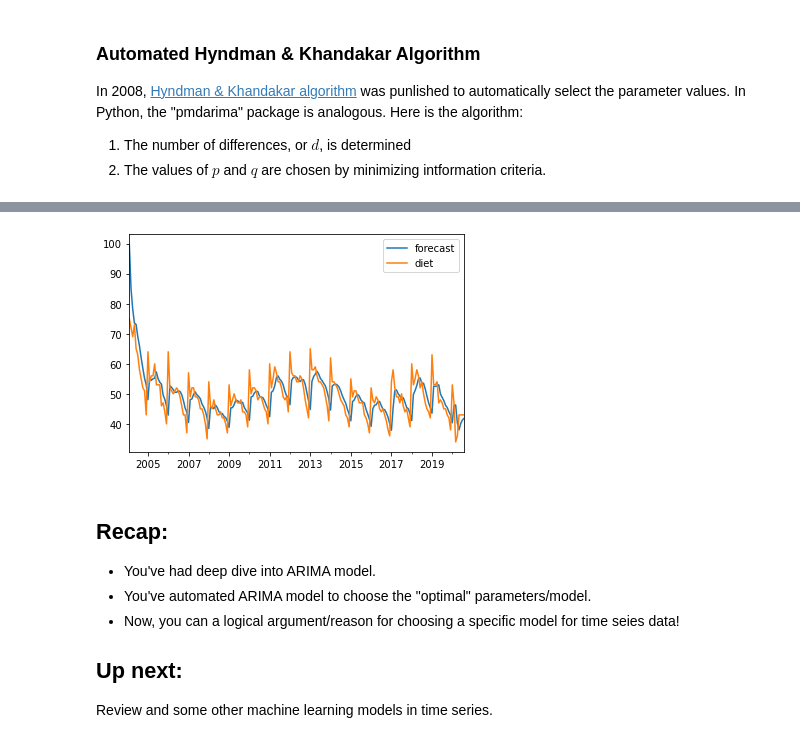
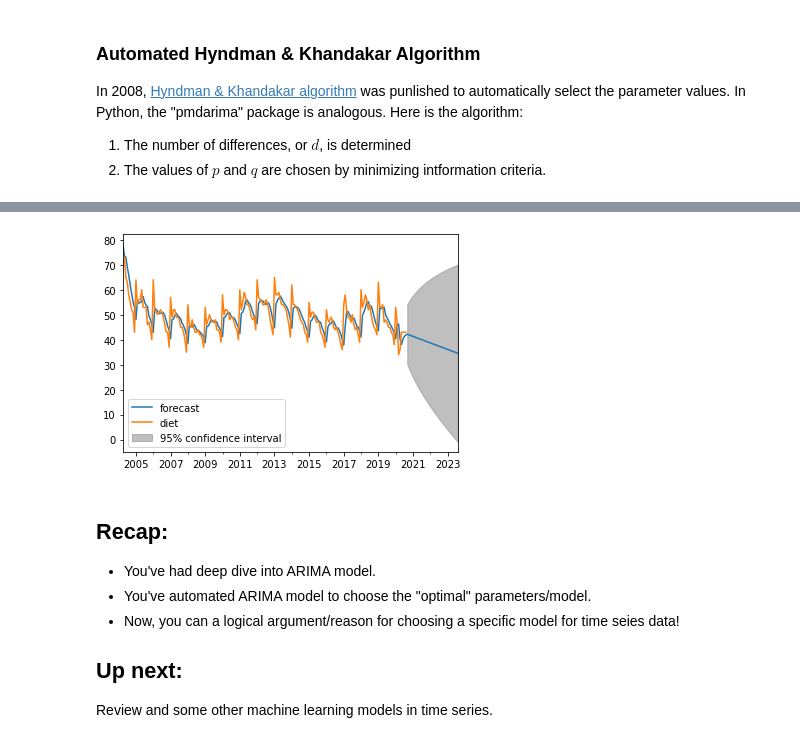
Before and after one commit to minyoungrho/TimeSeriesAnalysis, a Jupyter notebook: Time Series Analysis - Lecture 3.ipynb, the cells around one changed output, grey strips where cells are left out. Drawn from its saved outputs; the diff is of its cells as text; code cells hidden in the pictures.

```diff
--- a/Time Series Analysis - Lecture 3.ipynb
+++ b/Time Series Analysis - Lecture 3.ipynb
@@ -258,10 +318,10 @@ Warnings:
 # %%
 model = ARIMA(df.diet, order=(0,1,1))
 result=model.fit(disp=0)
-result.plot_predict(start=1,end=199)
+result.plot_predict(start='2004-04-01',end='2023-08-01')
 plt.show()
 # %% [output]
-[figure, old version]
+[figure, new version]
 # %% [markdown]
 ## Recap:
 - You've had deep dive into ARIMA model.
```
Also changed, not shown: parts of 10 cells of this notebook.
